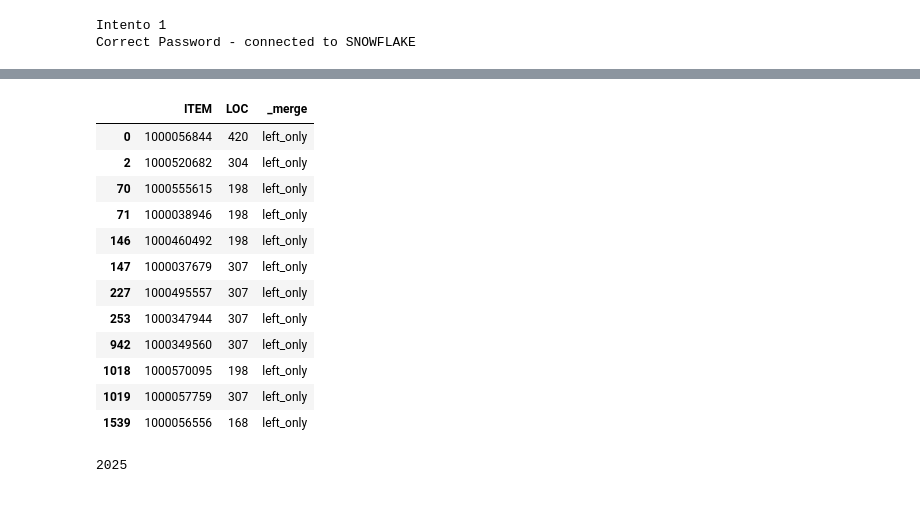
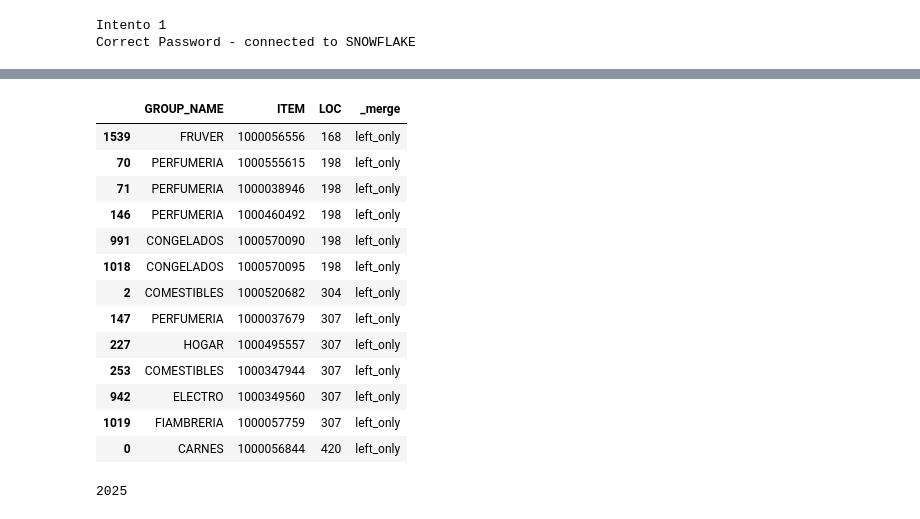
Before and after one commit to dsteam-gdnuy/NUEVAS_ACTIVACIONES, a Jupyter notebook: nuevas_activaciones.ipynb, the cells around one changed output, grey strips where cells are left out. Saved outputs shown, nothing was run; the diff lists cells and outputs as text; code cells hidden in the pictures.

```diff
--- a/nuevas_activaciones.ipynb
+++ b/nuevas_activaciones.ipynb
@@ -422,22 +414,20 @@ Name: count, Length: 76, dtype: int64
 # %%
-prueba[(prueba['_merge']!='both') &
-       (prueba['ITEM'].isin(['1000056844', '1000520682', '1000555615', '1000038946', '1000460492',
-                             '1000037679', '1000495557', '1000347944', '1000349560', '1000570095',
-                             '1000057759', '1000056556']))]
+prueba[(prueba['_merge']!='both')].sort_values('LOC')
 # %% [output]
-|  | ITEM | LOC | _merge |
-| 0 | 1000056844 | 420 | left_only |
-| 2 | 1000520682 | 304 | left_only |
-| 70 | 1000555615 | 198 | left_only |
-| 71 | 1000038946 | 198 | left_only |
-| 146 | 1000460492 | 198 | left_only |
-| 147 | 1000037679 | 307 | left_only |
-| 227 | 1000495557 | 307 | left_only |
-| 253 | 1000347944 | 307 | left_only |
-| 942 | 1000349560 | 307 | left_only |
-| 1018 | 1000570095 | 198 | left_only |
-| 1019 | 1000057759 | 307 | left_only |
-| 1539 | 1000056556 | 168 | left_only |
+|  | GROUP_NAME | ITEM | LOC | _merge |
+| 1539 | FRUVER | 1000056556 | 168 | left_only |
+| 70 | PERFUMERIA | 1000555615 | 198 | left_only |
+| 71 | PERFUMERIA | 1000038946 | 198 | left_only |
+| 146 | PERFUMERIA | 1000460492 | 198 | left_only |
+| 991 | CONGELADOS | 1000570090 | 198 | left_only |
+| 1018 | CONGELADOS | 1000570095 | 198 | left_only |
+| 2 | COMESTIBLES | 1000520682 | 304 | left_only |
+| 147 | PERFUMERIA | 1000037679 | 307 | left_only |
+| 227 | HOGAR | 1000495557 | 307 | left_only |
+| 253 | COMESTIBLES | 1000347944 | 307 | left_only |
+| 942 | ELECTRO | 1000349560 | 307 | left_only |
+| 1019 | FIAMBRERIA | 1000057759 | 307 | left_only |
+| 0 | CARNES | 1000056844 | 420 | left_only |
 # %%
 date.today().year
 # %% [output]
```
Also changed, not shown: parts of 7 cells of this notebook, 1 other file.
